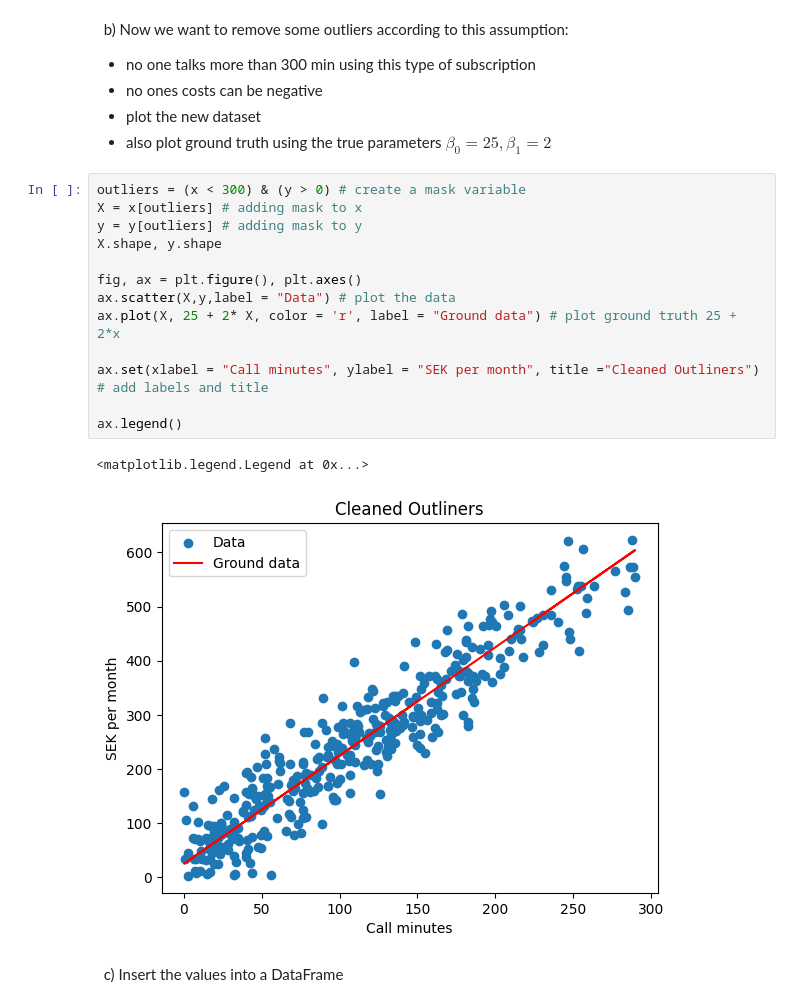
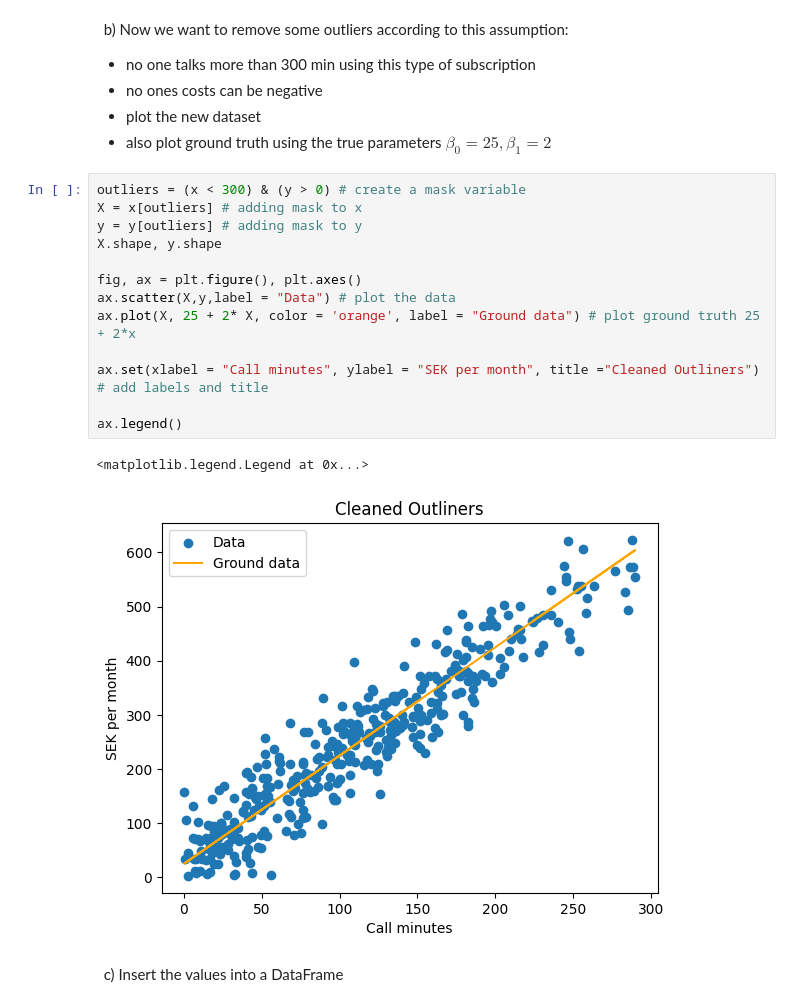
Before and after one commit to VineelaNedunuri/Machine-learning, a Jupyter notebook: Exercises/E00_linear_regression.ipynb, the cells around one changed output. Drawn from its saved outputs; the diff is of its cells as text.

```diff
--- a/Exercises/E00_linear_regression.ipynb
+++ b/Exercises/E00_linear_regression.ipynb
@@ -54,19 +54,19 @@ Minumum number of costs 8
 # %%
 outliers = (x < 300) & (y > 0) # create a mask variable
 X = x[outliers] # adding mask to x
 y = y[outliers] # adding mask to y
 X.shape, y.shape
 
 fig, ax = plt.figure(), plt.axes()
 ax.scatter(X,y,label = "Data") # plot the data
-ax.plot(X, 25 + 2* X, color = 'r', label = "Ground data") # plot ground truth 25 + 2*x
+ax.plot(X, 25 + 2* X, color = 'orange', label = "Ground data") # plot ground truth 25 + 2*x
 
 ax.set(xlabel = "Call minutes", ylabel = "SEK per month", title ="Cleaned Outliners") # add labels and title
 
 ax.legend()
 # %% [output]
 <matplotlib.legend.Legend at 0x...>
-[figure, old version]
+[figure, new version]
 # %% [markdown]
 &nbsp; c) Insert the values into a DataFrame
 # %%
```
Also changed, not shown: parts of 28 cells of this notebook.
